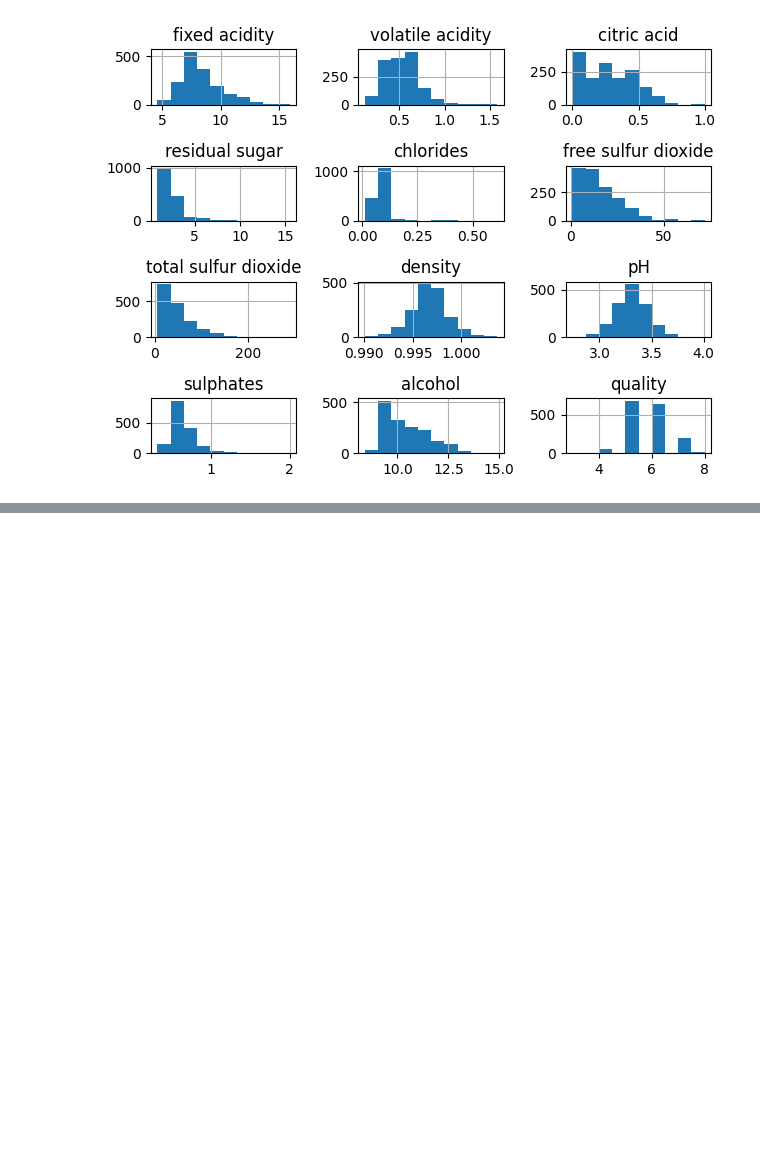
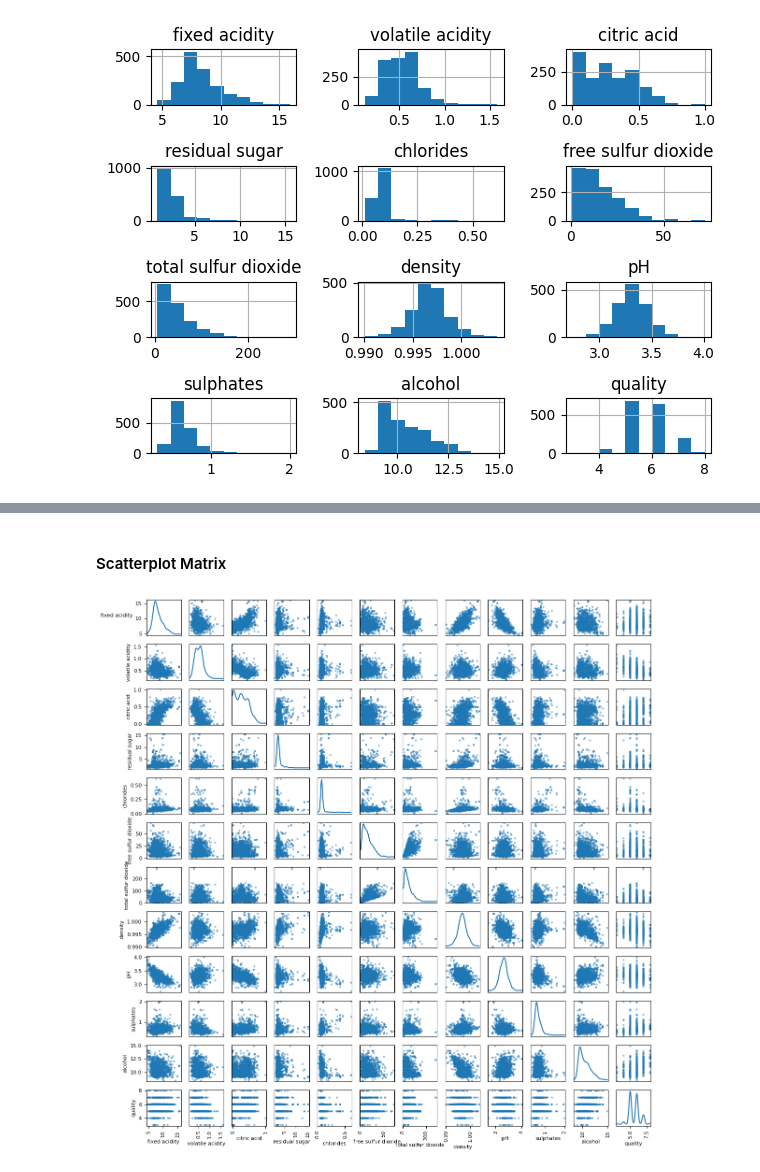
Before and after one commit to Merus23/T-picos2-Trabalho3, a Jupyter notebook: main.ipynb, the cells around one changed output, grey strips where cells are left out. Saved outputs shown, nothing was run; the diff lists cells and outputs as text; code cells hidden in the pictures; blank space fills up the shorter version.

```diff
--- a/main.ipynb
+++ b/main.ipynb
@@ -107,0 +146,15 @@ plt.show()
+# %% [markdown]
+#### Scatterplot Matrix
+# %%
+plt.rcParams['font.size'] = 8
+scatter_matrix = pd.plotting.scatter_matrix(data, figsize=(12, 12), diagonal='kde')  # Ajuste o tamanho conforme necessário
+
+for i in range(len(data.columns)):
+    ax = scatter_matrix[i, i]
+    ax.yaxis.label.set_rotation(0)
+    ax.yaxis.label.set_ha('right')
+
+plt.tight_layout()
+plt.show()
+# %% [output]
+[figure, added]
```
Also changed, not shown: parts of 10 cells of this notebook.
